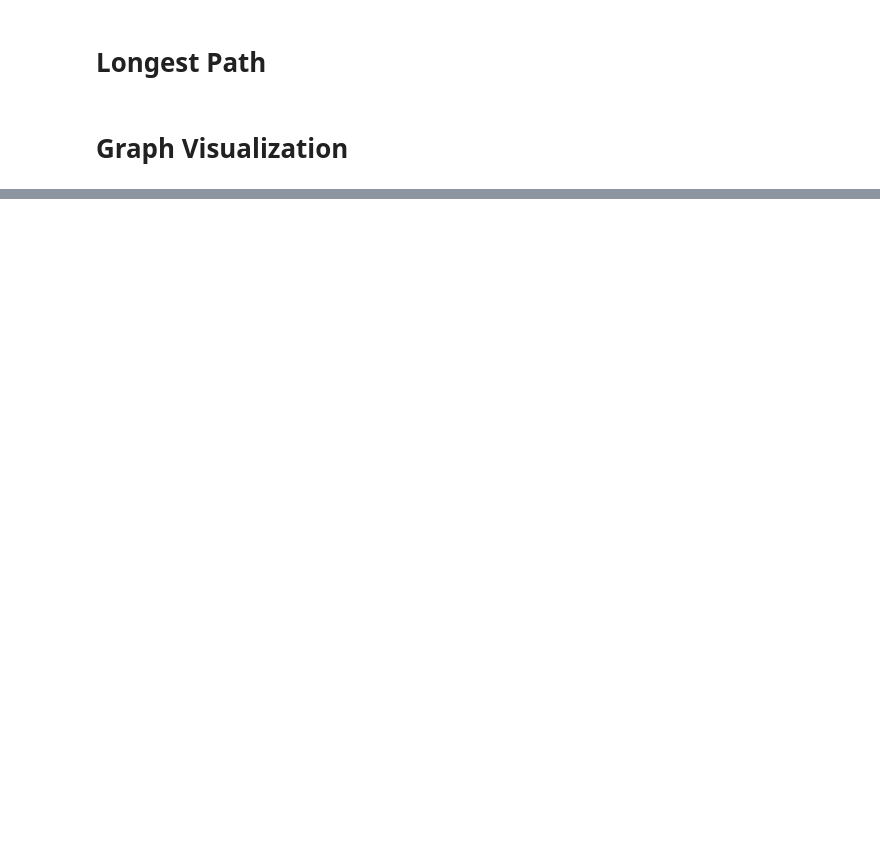
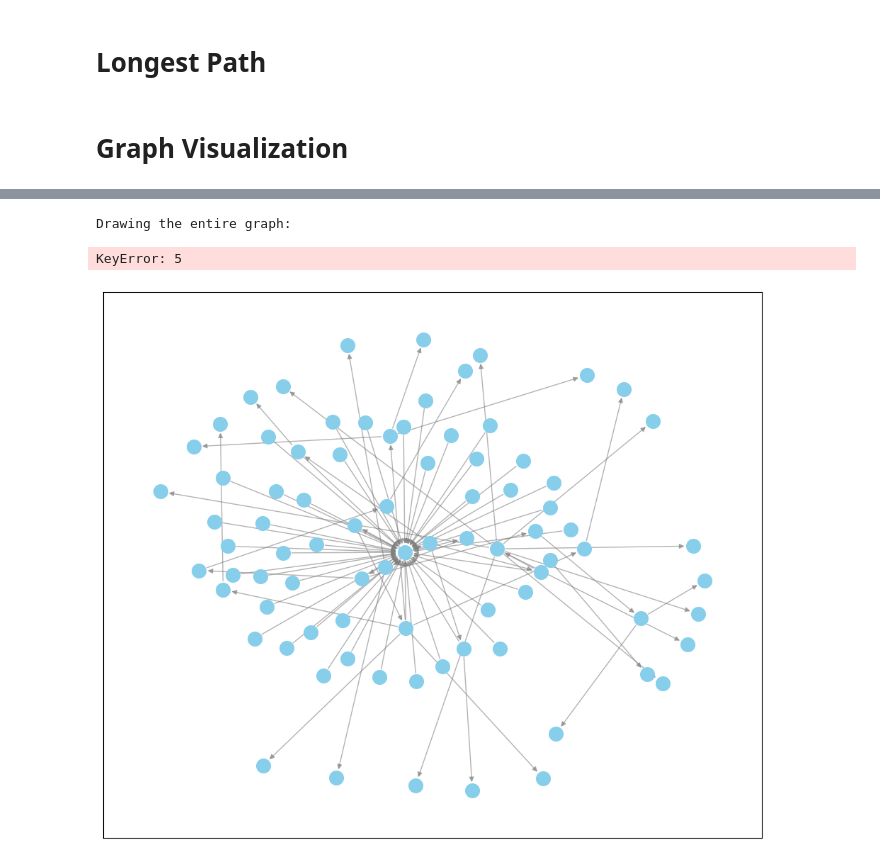
Before and after one commit to markajbell/BH, a Jupyter notebook: Import.ipynb, the cells around one changed output, grey strips where cells are left out. Drawn from its saved outputs; the diff is of its cells as text; code cells hidden in the pictures; blank space fills up the shorter version.

```diff
--- a/Import.ipynb
+++ b/Import.ipynb
@@ -1237,3 +1226,16 @@ else:
+# %%
+import networkx as nx
+import matplotlib.pyplot as plt
+import pandas as pd # Import pandas as it's used to create the graph
+
+# Create a graph from the edges
+# Assuming edges_all DataFrame is available from previous steps
+G = nx.from_pandas_edgelist(edges_tier0, 'source', 'target', create_using=nx.DiGraph())
+
+# Add nodes that are not in the edges DataFrame but are in nodes_tier0
+# This handles nodes that might be isolated in the edges list but exist in the node list
+isolated_nodes = set(nodes_tier0['node_id']) - set(G.nodes())
+G.add_nodes_from(isolated_nodes)
 # %%
 # can you show this in a graph
 
@@ -1297,31 +1299,35 @@ draw_graph(G, path_nodes=longest_path_int, path_edges=path_edges, node_labels=no
 # --- Visualize the found path from random node to target (if found) ---
 
 # Define a target node (you can change this to any node ID you want)
 # Make sure the target_node exists in the graph's nodes
 target_node = 9999  # Assuming 9999 is a valid node in your graph
 
 # Select a random starting node from the graph's nodes
 # Ensure the random node is not the target node
 graph_nodes = list(G.nodes())
 random_start_node = random.choice(graph_nodes)
 while random_start_node == target_node:
     random_start_node = random.choice(graph_nodes)
 
 
 # Find a path from the random start node to the target node using Dijkstra's algorithm
 # This will find the shortest path in terms of number of edges since no weights are used in graph creation
 try:
     found_path = nx.dijkstra_path(G, source=random_start_node, target=target_node)
     print(f"\nPath found from {random_start_node} to {target_node}: {found_path}")
 except nx.NetworkXNoPath:
     found_path = None
     print(f"\nNo path found from {random_start_node} to {target_node}")
 
-
+node_labels = node_labels[0]
 if found_path:
     found_path_int = [int(node) for node in found_path]
     found_path_edges = [(found_path_int[i], found_path_int[i+1]) for i in range(len(found_path_int)-1)]
     print(f"\nDrawing the graph with the path from {random_start_node} to {target_node} highlighted:")
     draw_graph(G, path_nodes=found_path_int, path_edges=found_path_edges, node_labels=node_labels)
 else:
     print("\nNo path found to highlight for the random node to target.")
+# %% [output]
+Drawing the entire graph:
+KeyError: 5
+[figure, added]
```
Also changed, not shown: parts of 41 cells of this notebook.
